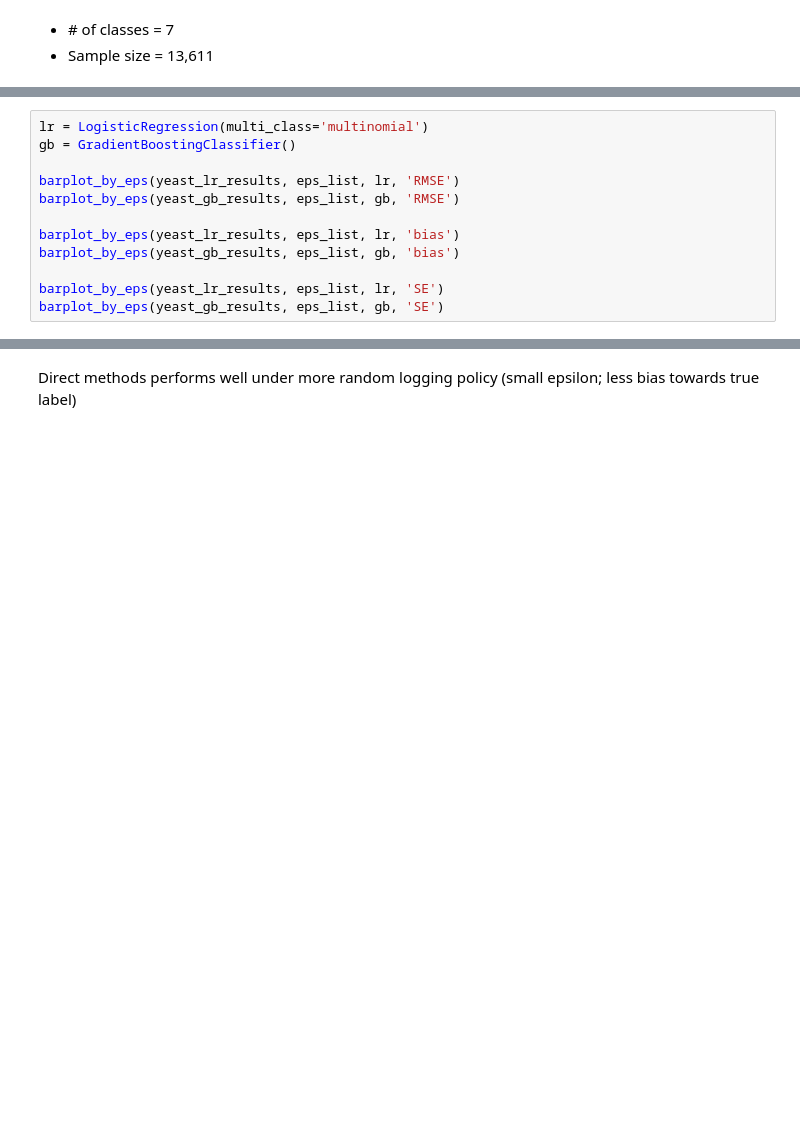
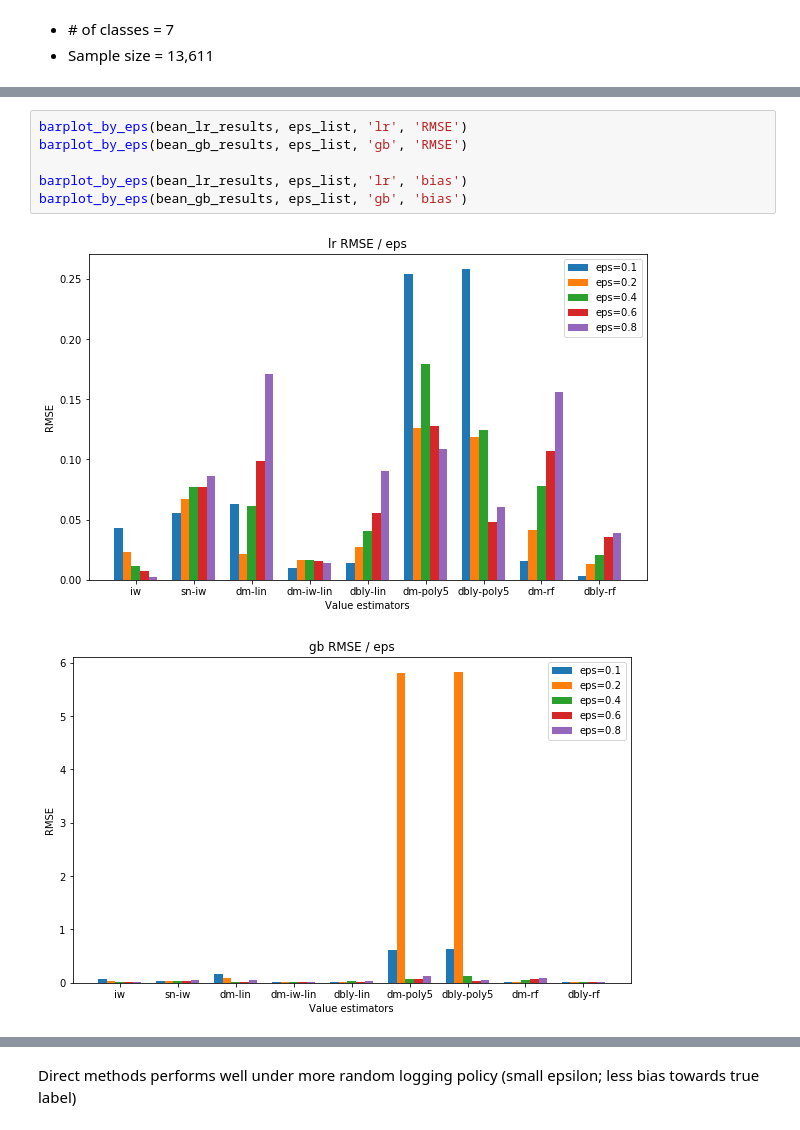
Before and after one commit to EricHe98/direct_method, a Jupyter notebook: notebooks/Offline-Bandit_Policy_Evaluation.ipynb, the cells around one changed output, grey strips where cells are left out. Cells and saved outputs as stored; diff of their text form; blank space fills up the shorter version.

```diff
--- a/notebooks/Offline-Bandit_Policy_Evaluation.ipynb
+++ b/notebooks/Offline-Bandit_Policy_Evaluation.ipynb
@@ -521,12 +570,9 @@ Target policy true value: 0.599069
 # %%
-lr = LogisticRegression(multi_class='multinomial')
-gb = GradientBoostingClassifier()
+barplot_by_eps(bean_lr_results, eps_list, 'lr', 'RMSE')
+barplot_by_eps(bean_gb_results, eps_list, 'gb', 'RMSE')
 
-barplot_by_eps(yeast_lr_results, eps_list, lr, 'RMSE')
-barplot_by_eps(yeast_gb_results, eps_list, gb, 'RMSE')
-
-barplot_by_eps(yeast_lr_results, eps_list, lr, 'bias')
-barplot_by_eps(yeast_gb_results, eps_list, gb, 'bias')
-
-barplot_by_eps(yeast_lr_results, eps_list, lr, 'SE')
-barplot_by_eps(yeast_gb_results, eps_list, gb, 'SE')
+barplot_by_eps(bean_lr_results, eps_list, 'lr', 'bias')
+barplot_by_eps(bean_gb_results, eps_list, 'gb', 'bias')
+# %% [output]
+[figure, added]
+[figure, added]
```
Also changed, not shown: parts of 15 cells of this notebook.
